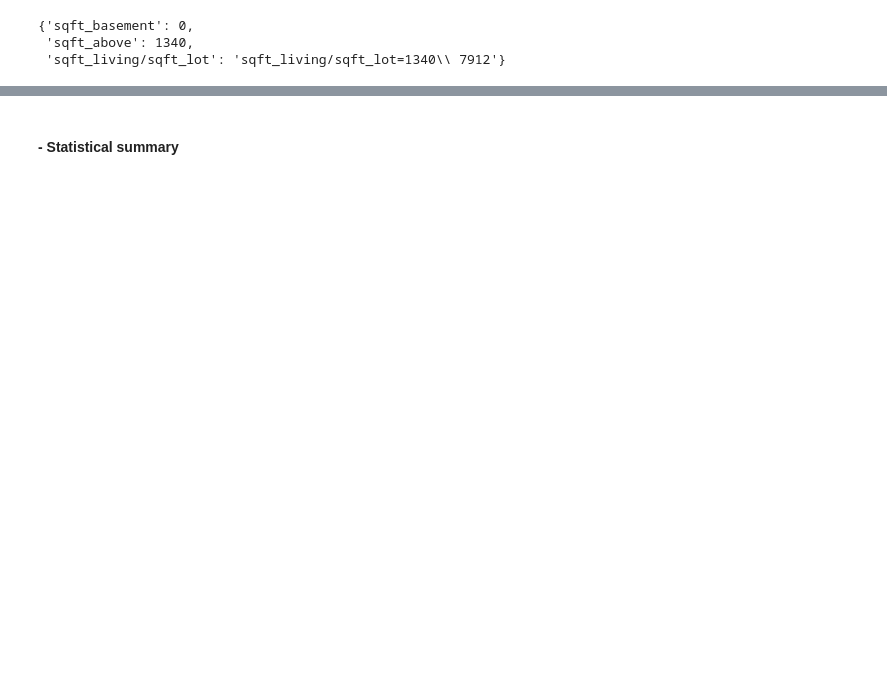
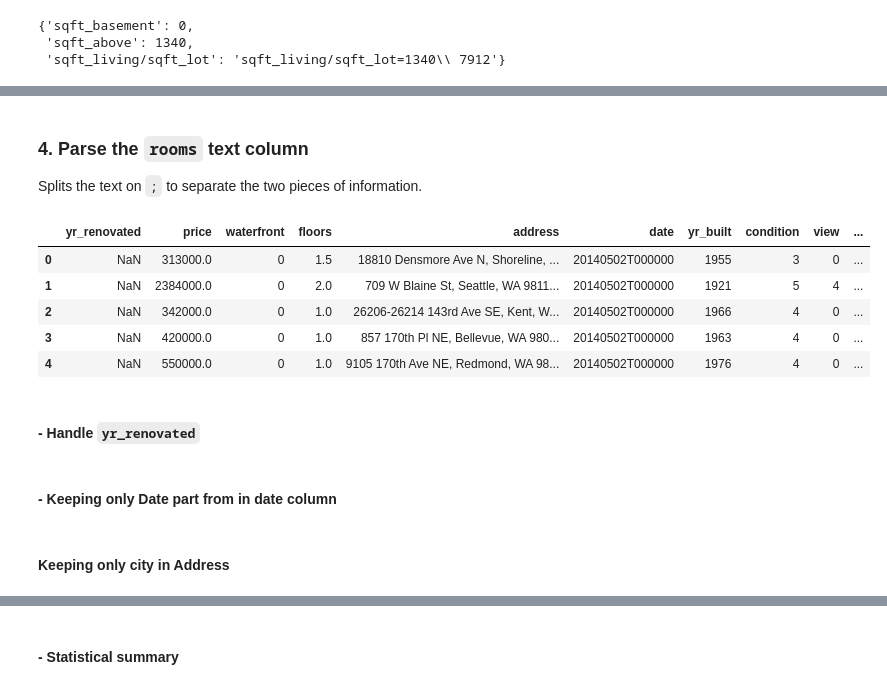
Before and after one commit to Divyam199/house_price_prediction, a Jupyter notebook: house_price_prediction.ipynb, the cells around one changed output, grey strips where cells are left out. Cells and saved outputs as stored; diff of their text form; code cells hidden in the pictures; blank space fills up the shorter version.

```diff
--- a/house_price_prediction.ipynb
+++ b/house_price_prediction.ipynb
@@ -136,0 +161,31 @@ df["area"].iloc[0]
+# %% [markdown]
+### 4. Parse the `rooms` text column
+Splits the text on `;` to separate the two pieces of information.
+# %%
+# Split into two separate columns based on ";"
+parts = df["rooms"].str.split(";", expand=True)
+part0 = parts[0].str.strip()
+part1 = parts[1].str.strip()
+
+# Check which part contains "bathrooms" vs "bedrooms"
+part0_is_bathrooms = part0.str.contains("bathrooms")
+
+# Pick the correct piece for each, regardless of order
+bathrooms_text = np.where(part0_is_bathrooms, part0, part1)
+bedrooms_text = np.where(part0_is_bathrooms, part1, part0)
+
+# Extract just the number after the colon
+df["bathrooms"] = pd.Series(bathrooms_text).str.split(":").str[1].str.strip().astype(float)
+df["bedrooms"] = pd.Series(bedrooms_text).str.split(":").str[1].str.strip().astype(int)
+
+df = df.drop(columns=["rooms"])
+df.head()
+# %% [output]
+|  | yr_renovated | price | waterfront | floors | address | date | yr_built | condition | view | ... |
+| 0 | NaN | 313000.0 | 0 | 1.5 | 18810 Densmore Ave N, Shoreline, ... | 20140502T000000 | 1955 | 3 | 0 | ... |
+| 1 | NaN | 2384000.0 | 0 | 2.0 | 709 W Blaine St, Seattle, WA 9811... | 20140502T000000 | 1921 | 5 | 4 | ... |
+| 2 | NaN | 342000.0 | 0 | 1.0 | 26206-26214 143rd Ave SE, Kent, W... | 20140502T000000 | 1966 | 4 | 0 | ... |
+| 3 | NaN | 420000.0 | 0 | 1.0 | 857 170th Pl NE, Bellevue, WA 980... | 20140502T000000 | 1963 | 4 | 0 | ... |
+| 4 | NaN | 550000.0 | 0 | 1.0 | 9105 170th Ave NE, Redmond, WA 98... | 20140502T000000 | 1976 | 4 | 0 | ... |
+# %% [markdown]
+#### - Handle `yr_renovated`
@@ -136,0 +196,2 @@ df["area"].iloc[0]
+# %% [markdown]
+#### - Keeping only Date part from in date column
@@ -136,0 +200,2 @@ df["area"].iloc[0]
+# %% [markdown]
+#### Keeping only city in Address
```
Also changed, not shown: parts of 18 cells of this notebook, 2 other files.
